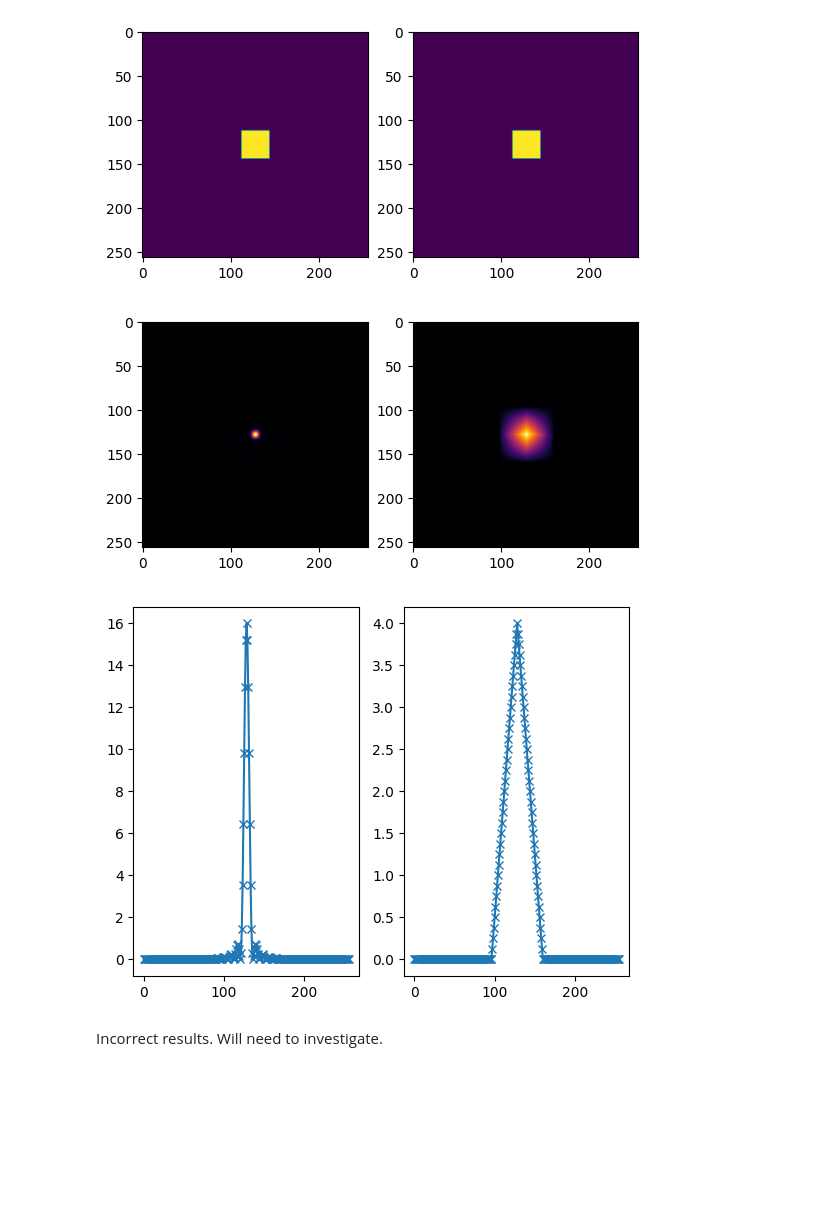
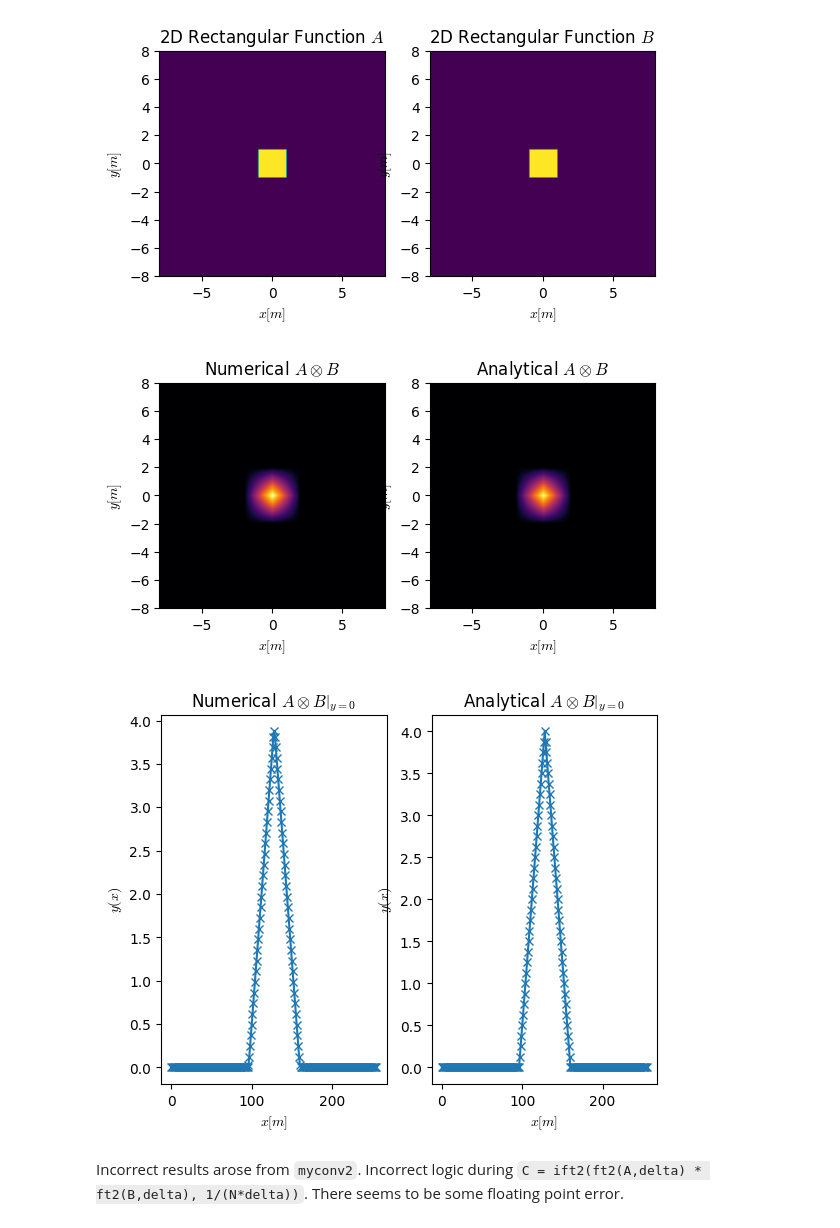
Before and after one commit to Liam-Mai00/Numerical-Simulation-of-Optical-Propagation, a Jupyter notebook: demo/demo_conv2_rect_rect.ipynb, the cells around one changed output. Saved outputs shown, nothing was run; the diff lists cells and outputs as text; code cells hidden in the pictures; blank space fills up the shorter version.

Commit message:
fixed myconv2 and added 2D rect conv

```diff
--- a/demo/demo_conv2_rect_rect.ipynb
+++ b/demo/demo_conv2_rect_rect.ipynb
@@ -1,38 +1,60 @@
 # %%
+"""
+2D Convolution of two rectangular functions using the Fourier method.
+"""
+
 import numpy as np
 import matplotlib.pyplot as plt
 from optprop.aperture_functions import rect, tri
 from optprop.ft_functions import myconv2
 
 N = 256
 L = 16
 delta = L/N
 F = 1/L # 1/(N*delta)
 x = np.arange(-N/2,N/2,1) * delta
 x,y = np.meshgrid(x,x)
 w = 2
 
 A = rect(x/w) * rect(y/w)
 B = A
 C = myconv2(A,B,delta)
 C_cont = (w**2)*tri(x/w)*tri(y/w)
 
 fig,ax = plt.subplots(1,2)
-ax[0].imshow(A)
-ax[1].imshow(B)
+ax[0].imshow(A,extent=[-L/2,L/2,-L/2,L/2],aspect='equal')
+ax[0].set_xlabel(r"$x[m]$",math_fontfamily='cm')
+ax[0].set_ylabel(r"$y[m]$",math_fontfamily='cm')
+ax[0].set_title(r"2D Rectangular Function $A$",math_fontfamily='cm')
+
+ax[1].imshow(B,extent=[-L/2,L/2,-L/2,L/2],aspect='equal')
+ax[1].set_xlabel(r"$x[m]$",math_fontfamily='cm')
+ax[1].set_ylabel(r"$y[m]$",math_fontfamily='cm')
+ax[1].set_title(r"2D Rectangular Function $B$",math_fontfamily='cm')
 
 fig,ax = plt.subplots(1,2)
-ax[0].imshow(np.abs(C),cmap='inferno')
-ax[1].imshow(C_cont,cmap='inferno')
+ax[0].imshow(np.abs(C),extent=[-L/2,L/2,-L/2,L/2],cmap='inferno')
+ax[0].set_xlabel(r"$x[m]$",math_fontfamily='cm')
+ax[0].set_ylabel(r"$y[m]$",math_fontfamily='cm')
+ax[0].set_title(r"Numerical $A \otimes B$",math_fontfamily='cm')
+ax[1].imshow(C_cont,extent=[-L/2,L/2,-L/2,L/2],cmap='inferno')
+ax[1].set_xlabel(r"$x[m]$",math_fontfamily='cm')
+ax[1].set_ylabel(r"$y[m]$",math_fontfamily='cm')
+ax[1].set_title(r"Analytical $A \otimes B$",math_fontfamily='cm')
 
 fig,ax = plt.subplots(1,2)
 ax[0].plot(np.abs(C)[N//2,:],marker='x')
+ax[0].set_xlabel(r"$x[m]$",math_fontfamily='cm')
+ax[0].set_ylabel(r"$y(x)$",math_fontfamily='cm')
+ax[0].set_title(r"Numerical $\left. A \otimes B \right|_{y=0}$",math_fontfamily='cm')
 ax[1].plot(C_cont[N//2,:],marker='x')
-
+ax[1].set_xlabel(r"$x[m]$",math_fontfamily='cm')
+ax[1].set_ylabel(r"$y(x)$",math_fontfamily='cm')
+ax[1].set_title(r"Analytical $\left. A \otimes B \right|_{y=0}$",math_fontfamily='cm')
 plt.show()
 # %% [output]
-[figure, old version]
+[figure, new version]
-[figure, old version]
+[figure, new version]
-[figure, old version]
+[figure, new version]
 # %% [markdown]
-Incorrect results. Will need to investigate.
+Incorrect results arose from `myconv2`. Incorrect logic during `C = ift2(ft2(A,delta) * ft2(B,delta), 1/(N*delta))`. There seems to be some floating point error.
```
Also changed, not shown: 1 other file.
